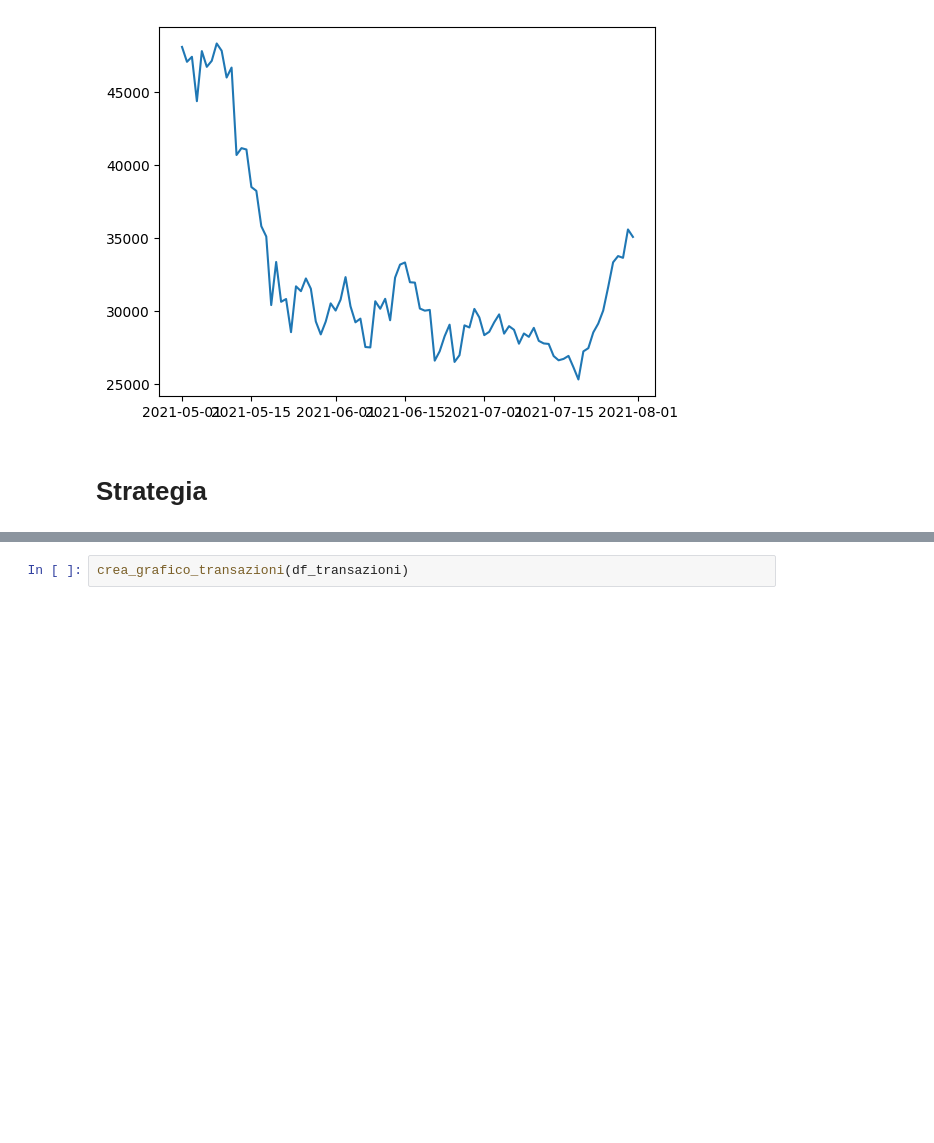
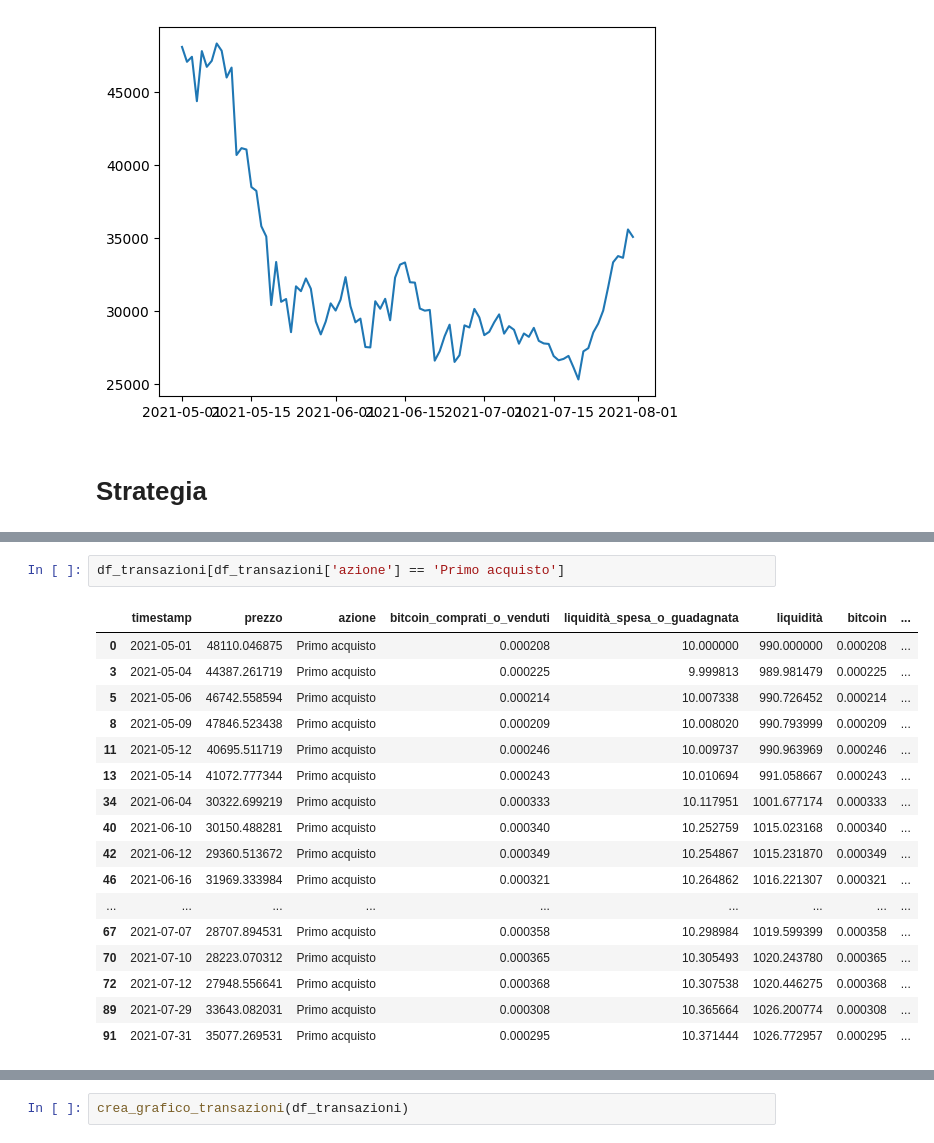
Before and after one commit to AleImbri/Crypto-strategies-simulations, a Jupyter notebook: Trading semplificato.ipynb, the cells around one changed output, grey strips where cells are left out. Drawn from its saved outputs; the diff is of its cells as text; blank space fills up the shorter version.

```diff
--- a/Trading semplificato.ipynb
+++ b/Trading semplificato.ipynb
@@ -209,3 +255,23 @@ df_transazioni
+# %%
+df_transazioni[df_transazioni['azione'] == 'Primo acquisto']
+# %% [output]
+|  | timestamp | prezzo | azione | bitcoin_comprati_o_venduti | liquidità_spesa_o_guadagnata | liquidità | bitcoin | ... |
+| 0 | 2021-05-01 | 48110.046875 | Primo acquisto | 0.000208 | 10.000000 | 990.000000 | 0.000208 | ... |
+| 3 | 2021-05-04 | 44387.261719 | Primo acquisto | 0.000225 | 9.999813 | 989.981479 | 0.000225 | ... |
+| 5 | 2021-05-06 | 46742.558594 | Primo acquisto | 0.000214 | 10.007338 | 990.726452 | 0.000214 | ... |
+| 8 | 2021-05-09 | 47846.523438 | Primo acquisto | 0.000209 | 10.008020 | 990.793999 | 0.000209 | ... |
+| 11 | 2021-05-12 | 40695.511719 | Primo acquisto | 0.000246 | 10.009737 | 990.963969 | 0.000246 | ... |
+| 13 | 2021-05-14 | 41072.777344 | Primo acquisto | 0.000243 | 10.010694 | 991.058667 | 0.000243 | ... |
+| 34 | 2021-06-04 | 30322.699219 | Primo acquisto | 0.000333 | 10.117951 | 1001.677174 | 0.000333 | ... |
+| 40 | 2021-06-10 | 30150.488281 | Primo acquisto | 0.000340 | 10.252759 | 1015.023168 | 0.000340 | ... |
+| 42 | 2021-06-12 | 29360.513672 | Primo acquisto | 0.000349 | 10.254867 | 1015.231870 | 0.000349 | ... |
+| 46 | 2021-06-16 | 31969.333984 | Primo acquisto | 0.000321 | 10.264862 | 1016.221307 | 0.000321 | ... |
+| ... | ... | ... | ... | ... | ... | ... | ... | ... |
+| 67 | 2021-07-07 | 28707.894531 | Primo acquisto | 0.000358 | 10.298984 | 1019.599399 | 0.000358 | ... |
+| 70 | 2021-07-10 | 28223.070312 | Primo acquisto | 0.000365 | 10.305493 | 1020.243780 | 0.000365 | ... |
+| 72 | 2021-07-12 | 27948.556641 | Primo acquisto | 0.000368 | 10.307538 | 1020.446275 | 0.000368 | ... |
+| 89 | 2021-07-29 | 33643.082031 | Primo acquisto | 0.000308 | 10.365664 | 1026.200774 | 0.000308 | ... |
+| 91 | 2021-07-31 | 35077.269531 | Primo acquisto | 0.000295 | 10.371444 | 1026.772957 | 0.000295 | ... |
 # %%
 df_transazioni['valore_totale_portafoglio'].iloc[-1] / df_transazioni['valore_totale_portafoglio'].iloc[0]
 # %% [output]
```
Also changed, not shown: parts of 7 cells of this notebook.
